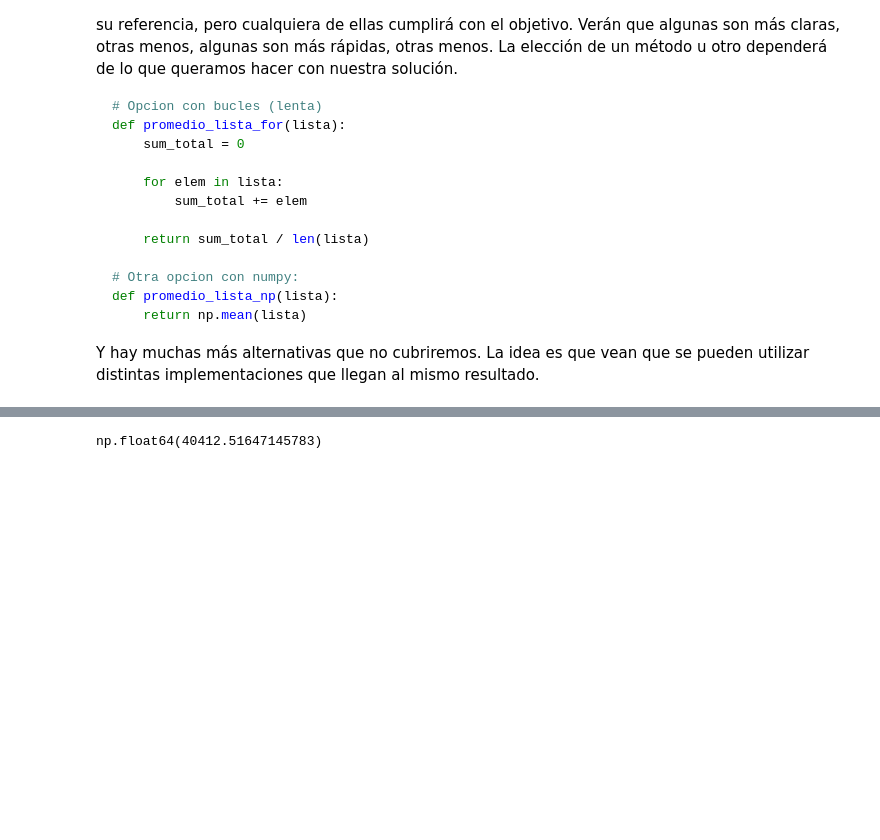
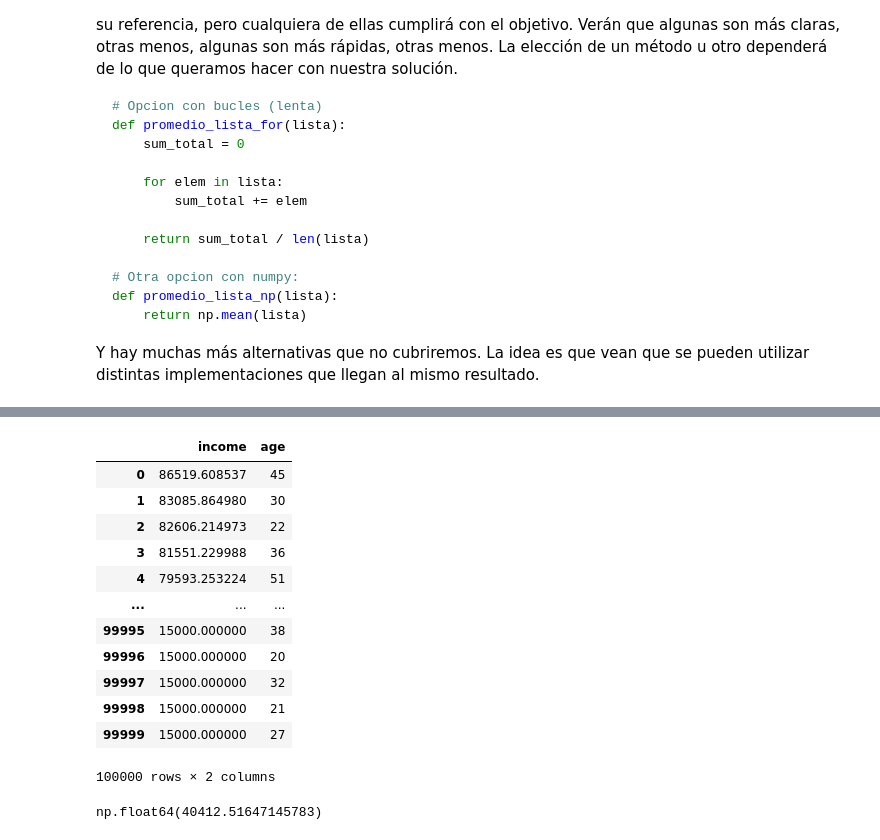
Before and after one commit to wilmanAQ/Inteligencia_Artificial, a Jupyter notebook: notebook/introducci-n-a-estad-stica-para-data-science.ipynb, the cells around one changed output, grey strips where cells are left out. Cells and saved outputs as stored; diff of their text form; code cells hidden in the pictures; blank space fills up the shorter version.

```diff
--- a/notebook/introducci-n-a-estad-stica-para-data-science.ipynb
+++ b/notebook/introducci-n-a-estad-stica-para-data-science.ipynb
@@ -175,3 +198,19 @@ print(promedio_lista_for(lista1), promedio_lista_np(lista1), promedio_lista(list
+# %%
+df_kaggle[[ 'income',"age"]]
+# %% [output]
+|  | income | age |
+| 0 | 86519.608537 | 45 |
+| 1 | 83085.864980 | 30 |
+| 2 | 82606.214973 | 22 |
+| 3 | 81551.229988 | 36 |
+| 4 | 79593.253224 | 51 |
+| ... | ... | ... |
+| 99995 | 15000.000000 | 38 |
+| 99996 | 15000.000000 | 20 |
+| 99997 | 15000.000000 | 32 |
+| 99998 | 15000.000000 | 21 |
+| 99999 | 15000.000000 | 27 |
+100000 rows × 2 columns
 # %%
 df_kaggle['income'].mean()
 # %% [output]
```
Also changed, not shown: parts of 4 cells of this notebook.
